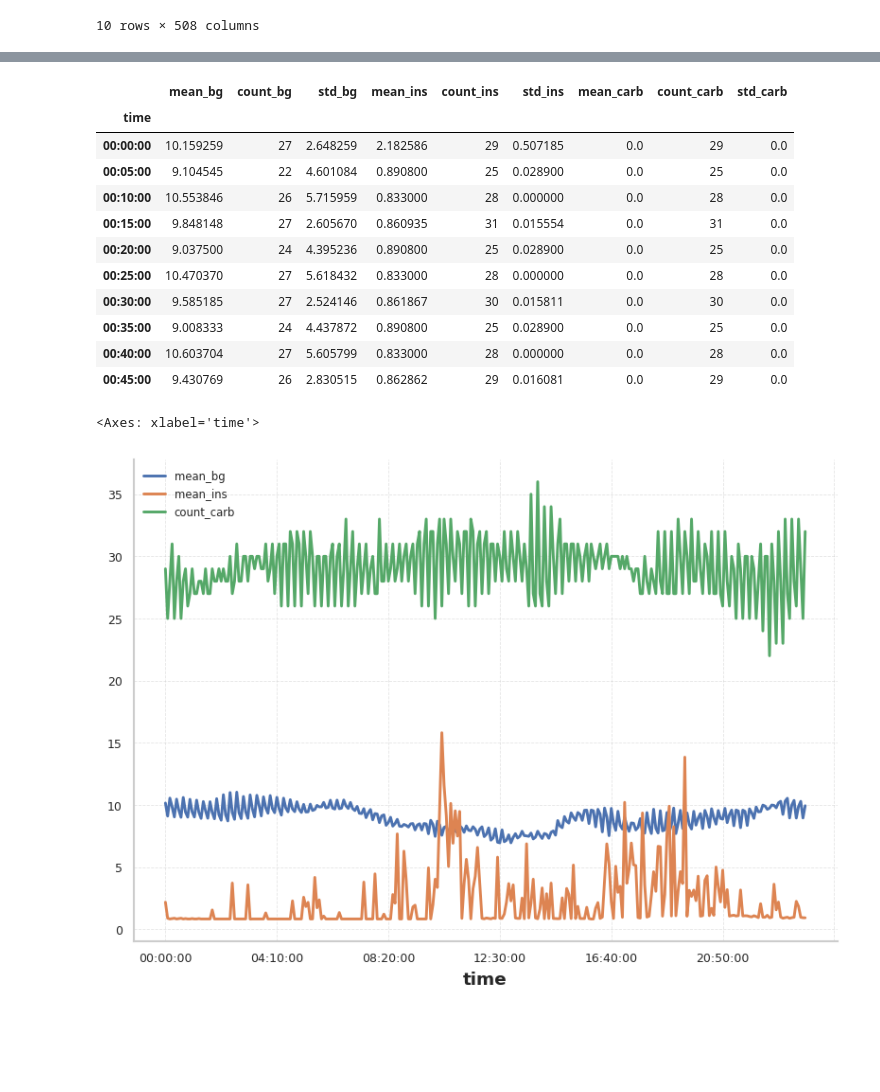
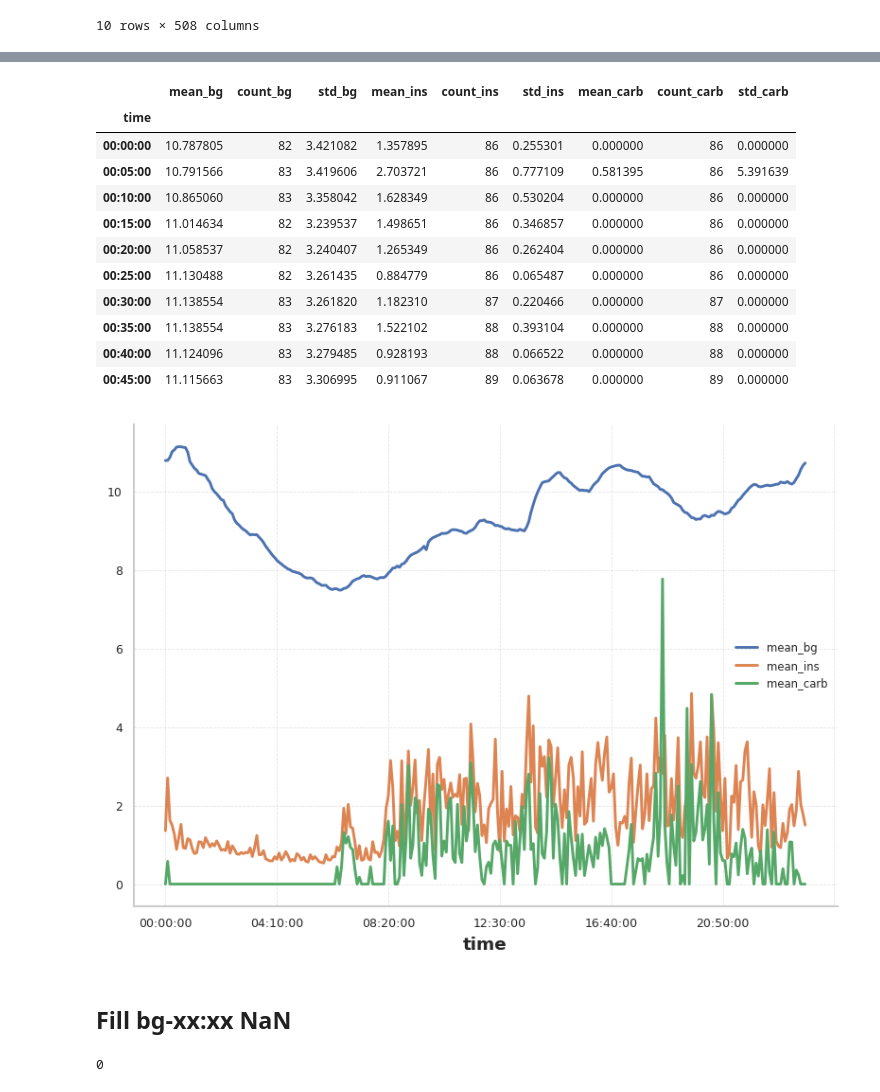
Before and after one commit to fabriziobasso/kaggle, a Jupyter notebook: File_00_EDA.ipynb, the cells around one changed output, grey strips where cells are left out. Cells and saved outputs as stored; diff of their text form; code cells hidden in the pictures; blank space fills up the shorter version.

```diff
--- a/File_00_EDA.ipynb
+++ b/File_00_EDA.ipynb
@@ -453,9 +456,10 @@ carb_col.head(10)
 # %%
-p01_df_bg = bg_col[bg_col.p_num=="p06"]
-p01_df_ins = insulin_col[insulin_col.p_num=="p06"]
-p01_df_carb = carb_col[carb_col.p_num=="p06"]
+p01_df_bg = bg_col[bg_col.p_num=="p02"]
+p01_df_ins = insulin_col[insulin_col.p_num=="p02"]
+p01_df_carb = carb_col[carb_col.p_num=="p02"]
 
 p01_day_bg = p01_df_bg.groupby("time")["bg-0:00"].agg(["mean","count","std"])
+
 p01_day_bg.rename(columns={"mean":"mean_bg", "count":"count_bg", "std":"std_bg"}, inplace=True)
 p01_day_ins = p01_df_ins.groupby("time")["insulin-0:00"].agg(["mean","count","std"])
 p01_day_ins.rename(columns={"mean":"mean_ins", "count":"count_ins", "std":"std_ins"}, inplace=True)#
@@ -468,18 +472,28 @@ p01_day.head(10)
 # %% [output]
 |  | mean_bg | count_bg | std_bg | mean_ins | count_ins | std_ins | mean_carb | count_carb | std_carb |
 | time |  |  |  |  |  |  |  |  |  |
-| 00:00:00 | 10.159259 | 27 | 2.648259 | 2.182586 | 29 | 0.507185 | 0.0 | 29 | 0.0 |
-| 00:05:00 | 9.104545 | 22 | 4.601084 | 0.890800 | 25 | 0.028900 | 0.0 | 25 | 0.0 |
-| 00:10:00 | 10.553846 | 26 | 5.715959 | 0.833000 | 28 | 0.000000 | 0.0 | 28 | 0.0 |
-| 00:15:00 | 9.848148 | 27 | 2.605670 | 0.860935 | 31 | 0.015554 | 0.0 | 31 | 0.0 |
-| 00:20:00 | 9.037500 | 24 | 4.395236 | 0.890800 | 25 | 0.028900 | 0.0 | 25 | 0.0 |
-| 00:25:00 | 10.470370 | 27 | 5.618432 | 0.833000 | 28 | 0.000000 | 0.0 | 28 | 0.0 |
-| 00:30:00 | 9.585185 | 27 | 2.524146 | 0.861867 | 30 | 0.015811 | 0.0 | 30 | 0.0 |
-| 00:35:00 | 9.008333 | 24 | 4.437872 | 0.890800 | 25 | 0.028900 | 0.0 | 25 | 0.0 |
-| 00:40:00 | 10.603704 | 27 | 5.605799 | 0.833000 | 28 | 0.000000 | 0.0 | 28 | 0.0 |
-| 00:45:00 | 9.430769 | 26 | 2.830515 | 0.862862 | 29 | 0.016081 | 0.0 | 29 | 0.0 |
+| 00:00:00 | 10.787805 | 82 | 3.421082 | 1.357895 | 86 | 0.255301 | 0.000000 | 86 | 0.000000 |
+| 00:05:00 | 10.791566 | 83 | 3.419606 | 2.703721 | 86 | 0.777109 | 0.581395 | 86 | 5.391639 |
+| 00:10:00 | 10.865060 | 83 | 3.358042 | 1.628349 | 86 | 0.530204 | 0.000000 | 86 | 0.000000 |
+| 00:15:00 | 11.014634 | 82 | 3.239537 | 1.498651 | 86 | 0.346857 | 0.000000 | 86 | 0.000000 |
+| 00:20:00 | 11.058537 | 82 | 3.240407 | 1.265349 | 86 | 0.262404 | 0.000000 | 86 | 0.000000 |
+| 00:25:00 | 11.130488 | 82 | 3.261435 | 0.884779 | 86 | 0.065487 | 0.000000 | 86 | 0.000000 |
+| 00:30:00 | 11.138554 | 83 | 3.261820 | 1.182310 | 87 | 0.220466 | 0.000000 | 87 | 0.000000 |
+| 00:35:00 | 11.138554 | 83 | 3.276183 | 1.522102 | 88 | 0.393104 | 0.000000 | 88 | 0.000000 |
+| 00:40:00 | 11.124096 | 83 | 3.279485 | 0.928193 | 88 | 0.066522 | 0.000000 | 88 | 0.000000 |
+| 00:45:00 | 11.115663 | 83 | 3.306995 | 0.911067 | 89 | 0.063678 | 0.000000 | 89 | 0.000000 |
 # %%
-p01_day[["mean_bg","mean_ins","count_carb"]].plot()
+p01_day[["mean_bg","mean_ins","mean_carb"]].plot();
 # %% [output]
-<Axes: xlabel='time'>
-[figure, old version]
+[figure, new version]
+# %% [markdown]
+## Fill bg-xx:xx NaN
+# %%
+bg_col_T = bg_col.drop(columns=["id","p_num","time","bg+1:00"]).T.copy()
+bg_col_T.interpolate(inplace=True)
+bg_col_T.ffill(inplace=True)
+bg_col_T.bfill(inplace=True)
+
+bg_col_T.isna().sum().sum()
+# %% [output]
+0
```
Also changed, not shown: parts of 12 cells of this notebook.
